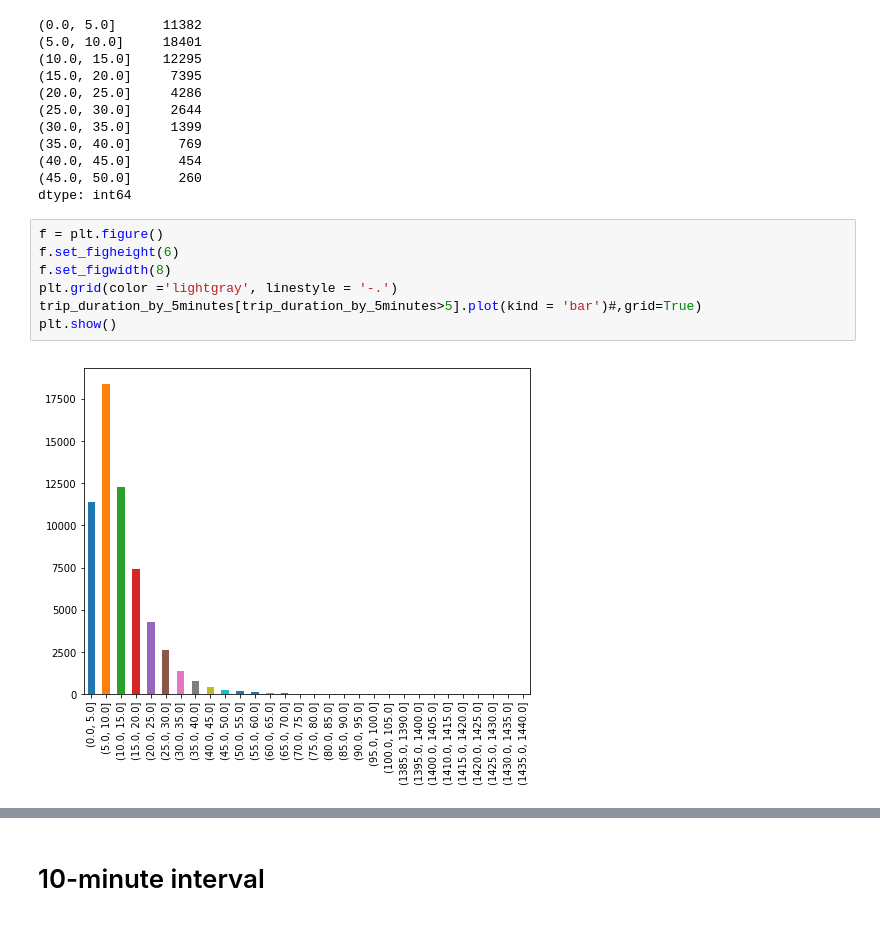
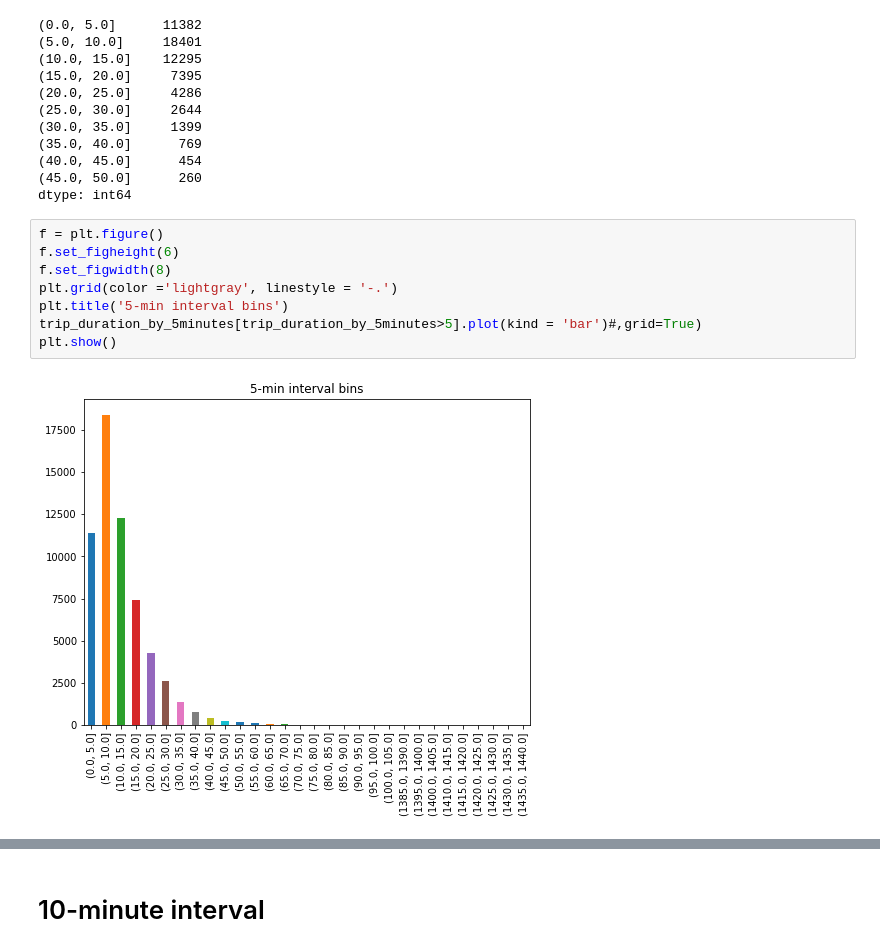
Before and after one commit to dusicastepic/ADMSecondHomework, a Jupyter notebook: RQ3.ipynb, the cells around one changed output, grey strips where cells are left out. Cells and saved outputs as stored; diff of their text form.

```diff
--- a/RQ3.ipynb
+++ b/RQ3.ipynb
@@ -85,9 +86,10 @@ dtype: int64
 # %%
 f = plt.figure()
 f.set_figheight(6)
 f.set_figwidth(8)
 plt.grid(color ='lightgray', linestyle = '-.')
+plt.title('5-min interval bins')
 trip_duration_by_5minutes[trip_duration_by_5minutes>5].plot(kind = 'bar')#,grid=True)
 plt.show()
 # %% [output]
-[figure, old version]
+[figure, new version]
```
Also changed, not shown: parts of 23 cells of this notebook.
